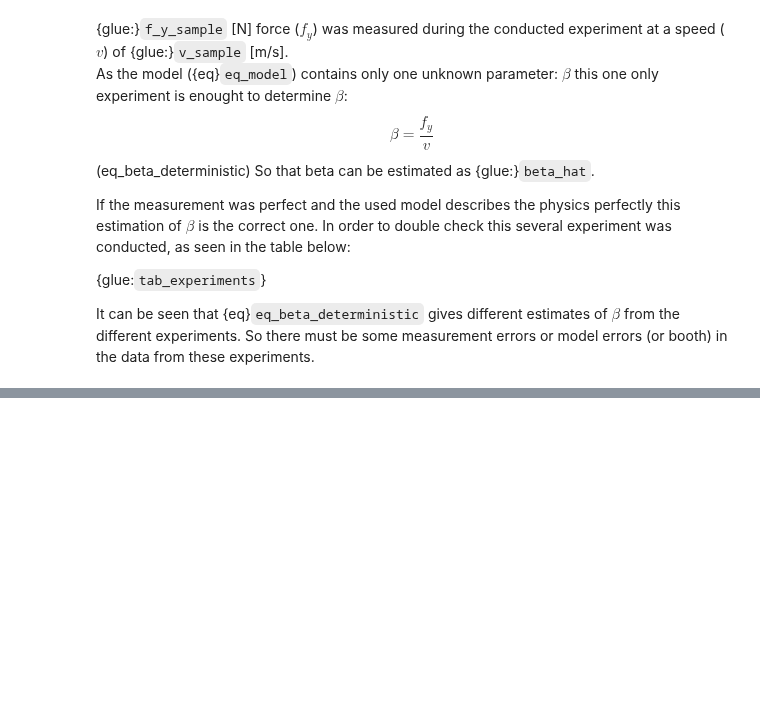
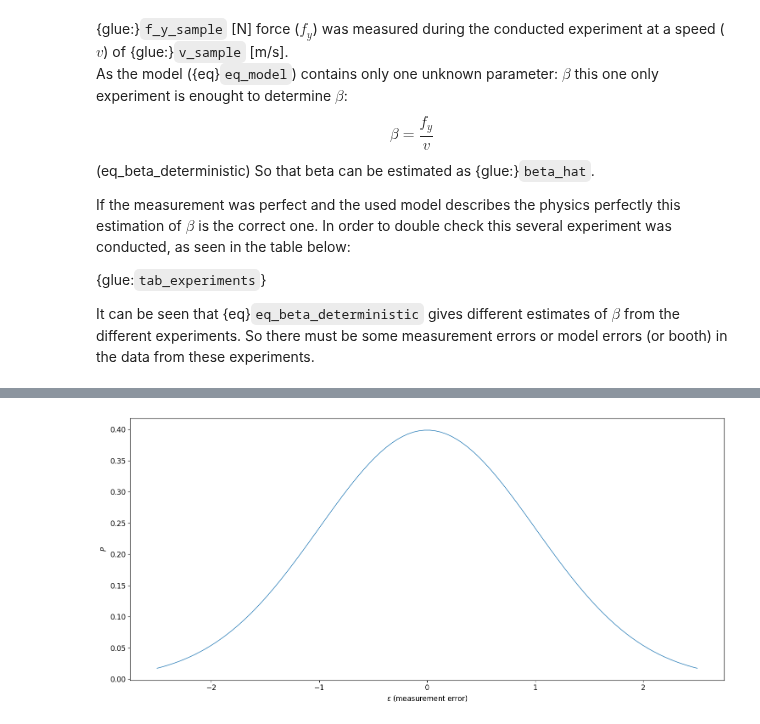
Before and after one commit to martinlarsalbert/VesselManoeuvringModels, a Jupyter notebook: docs/book/30.01_maximum_likelihood.ipynb, the cells around one changed output, grey strips where cells are left out. Saved outputs shown, nothing was run; the diff lists cells and outputs as text; code cells hidden in the pictures; blank space fills up the shorter version.

```diff
--- a/docs/book/30.01_maximum_likelihood.ipynb
+++ b/docs/book/30.01_maximum_likelihood.ipynb
@@ -51,0 +83,12 @@ sns.regplot(data=df, x='v', y='f_y');
+# %%
+ϵ = stats.norm(loc=0, scale=scale)
+
+epsilons = np.linspace(-2.5*scale,2.5*scale,100)
+p = ϵ.pdf(epsilons)
+
+fig,ax=plt.subplots()
+ax.plot(epsilons,p);
+ax.set_xlabel(r'$\epsilon$ (measurement error)');
+ax.set_ylabel(r'$P$');
+# %% [output]
+[figure, added]
```
Also changed, not shown: parts of 16 cells of this notebook.
